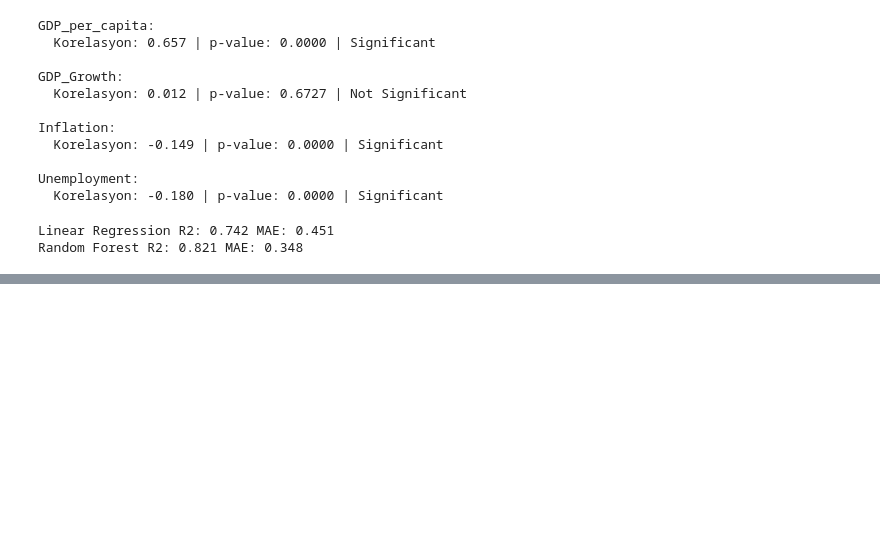
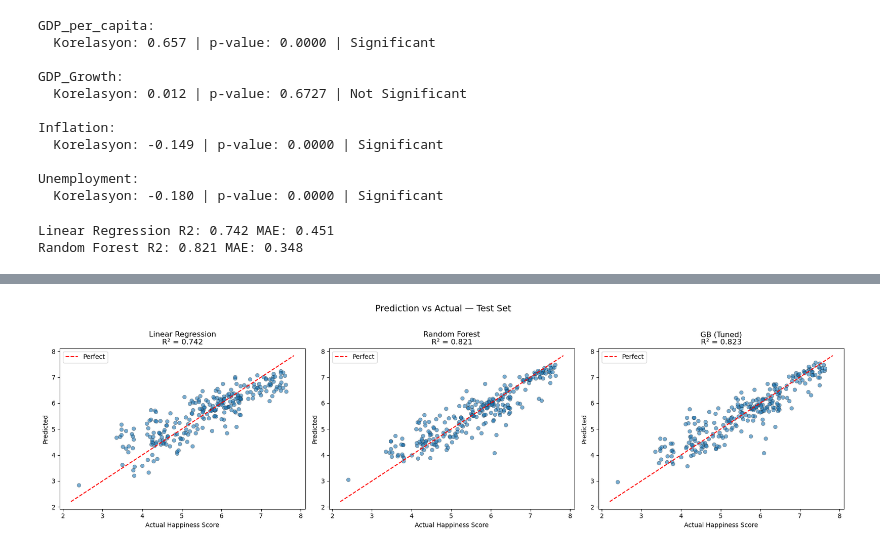
Before and after one commit to yaren72/economic-determinants-of-happiness, a Jupyter notebook: dsa proje.ipynb, the cells around one changed output, grey strips where cells are left out. Cells and saved outputs as stored; diff of their text form; code cells hidden in the pictures; blank space fills up the shorter version.

```diff
--- a/dsa proje.ipynb
+++ b/dsa proje.ipynb
@@ -238,0 +372,27 @@ Random Forest R2: 0.821 MAE: 0.348
+# %%
+fig, axes = plt.subplots(1, 3, figsize=(18, 5))
+
+plot_models = [
+    ('Linear Regression', cv_models['Linear Regression'], X_test),
+    ('Random Forest',     cv_models['Random Forest'],     X_test),
+    ('GB (Tuned)',        best_gb,                        X_test),
+]
+
+for ax, (name, model, Xte) in zip(axes, plot_models):
+    preds = model.predict(Xte)
+    r2 = r2_score(y_test, preds)
+    ax.scatter(y_test, preds, alpha=0.6, edgecolors='k', linewidths=0.4)
+    lims = [min(y_test.min(), preds.min()) - 0.2,
+            max(y_test.max(), preds.max()) + 0.2]
+    ax.plot(lims, lims, 'r--', lw=1.5, label='Perfect')
+    ax.set_title(f"{name}\nR² = {r2:.3f}", fontsize=12)
+    ax.set_xlabel('Actual Happiness Score')
+    ax.set_ylabel('Predicted')
+    ax.legend()
+
+plt.suptitle('Prediction vs Actual — Test Set', fontsize=14, y=1.02)
+plt.tight_layout()
+plt.savefig('pred_vs_actual.png', dpi=150)
+plt.show()
+# %% [output]
+[figure, added]
```
Also changed, not shown: parts of 18 cells of this notebook.
